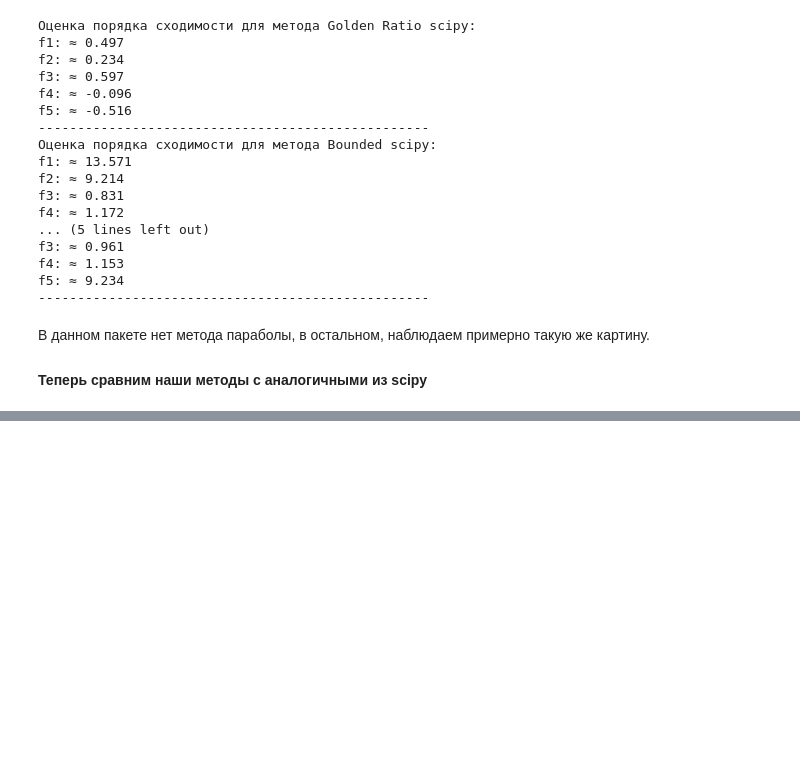
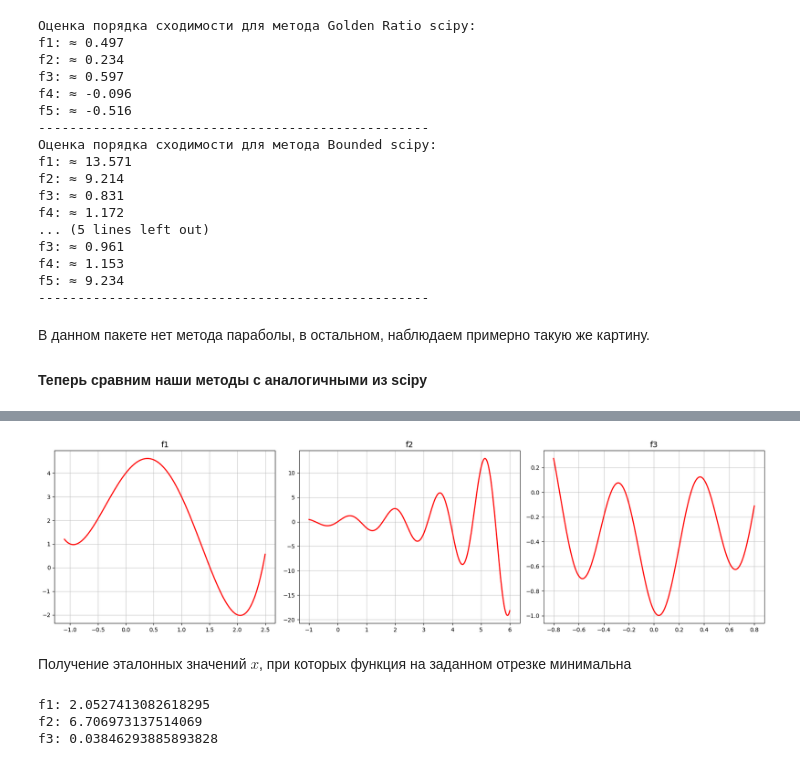
Before and after one commit to n-sukhov/OptMeth, a Jupyter notebook: Lab1/lab_1.ipynb, the cells around one changed output, grey strips where cells are left out. Drawn from its saved outputs; the diff is of its cells as text; code cells hidden in the pictures; blank space fills up the shorter version.

```diff
--- a/Lab1/lab_1.ipynb
+++ b/Lab1/lab_1.ipynb
@@ -482,0 +482,50 @@ plt.show()
+# %%
+def mm1(x):
+    return (x-2)**2 * (x+1)**2 - x
+def mm2(x):
+    return np.exp(0.5*x) * np.sin(4*x)
+def mm3(x):
+    return -np.cos(4*x - 0.2)*np.cos(6*x - 0.2)
+
+mm_functions = [mm1, mm2, mm3]
+mm_intervals = [
+    [-1.1, 2.5],
+    [-1, 6],
+    [-0.8, 0.8]
+]
+# %%
+fig, axes = plt.subplots(1, 3, figsize=(18, 5))
+
+for i in range(3):
+    x_array = np.linspace(mm_intervals[i][0], mm_intervals[i][1], 500)
+    y = [mm_functions[i](x) for x in x_array]
+    axes[i].plot(x_array, y, color="red", linewidth=2)
+    axes[i].set_title(f"f{i + 1}", fontsize=14)
+    axes[i].grid(True, linestyle='-', alpha=0.7)
+
+plt.tight_layout()
+plt.show()
+# %% [output]
+[figure, added]
+# %% [markdown]
+Получение эталонных значений $x$, при которых функция на заданном отрезке минимальна
+# %%
+mm_intervals_for_dd = [
+    [0.5, 2.5],
+    [5, 7],
+    [-0.22, 0.24]
+]
+derivatives_mm = [
+    lambda x: 4*x**3 - 6*x**2 - 6*x + 3,
+    lambda x: np.exp(0.5*x)*(np.sin(4*x)*0.5 + 4*np.cos(4*x)),
+    lambda x: 4*(np.sin(4*x - 0.2)*np.cos(6*x - 0.2) + 1.5*np.sin(6*x - 0.2)*np.cos(4*x - 0.2))
+]
+reference_points_mm = []
+
+for i, f in enumerate(derivatives_mm):
+    reference_points_mm.append(bisect(f, a=mm_intervals_for_dd[i][0], b=mm_intervals_for_dd[i][1]))
+    print(f"f{i+1}: {reference_points_mm[i]}")
+# %% [output]
+f1: 2.0527413082618295
+f2: 6.706973137514069
+f3: 0.03846293885893828
```
Also changed, not shown: parts of 12 cells of this notebook.
